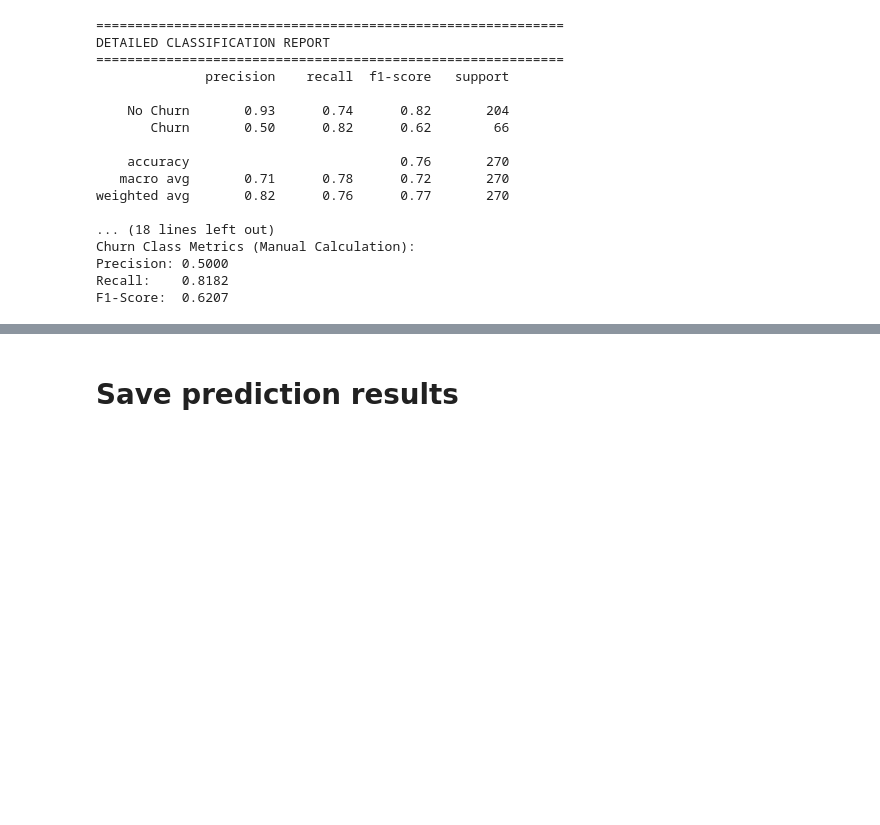
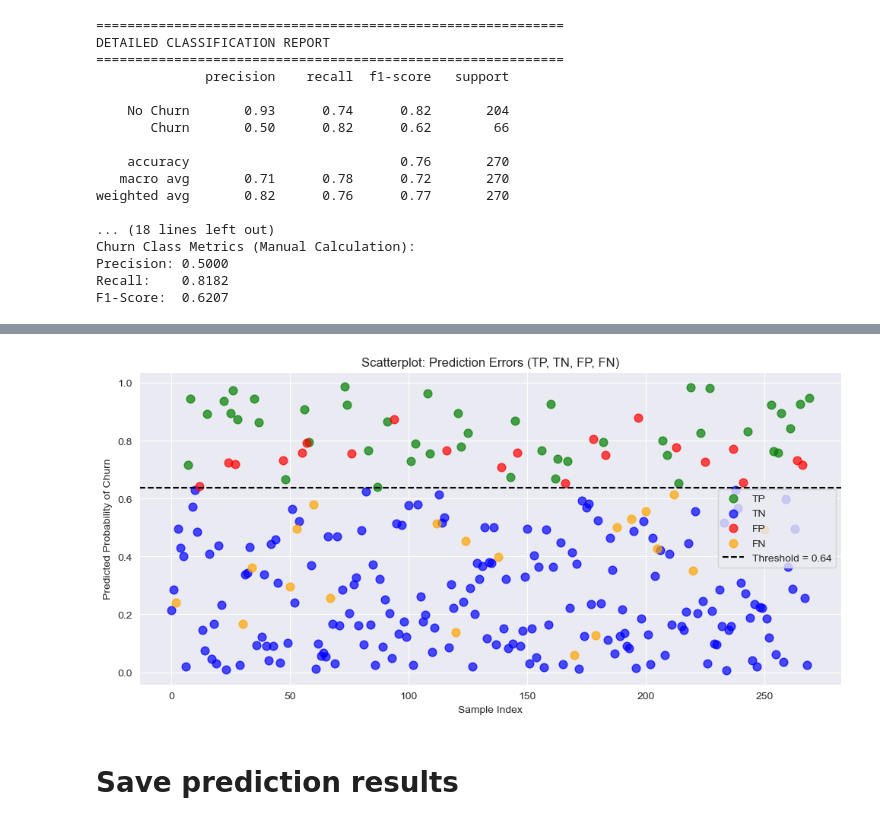
Before and after one commit to luckasonic/DataAnalytics2025, a Jupyter notebook: notebooks/Modeling.ipynb, the cells around one changed output, grey strips where cells are left out. Drawn from its saved outputs; the diff is of its cells as text; code cells hidden in the pictures; blank space fills up the shorter version.

```diff
--- a/notebooks/Modeling.ipynb
+++ b/notebooks/Modeling.ipynb
@@ -370,3 +514,63 @@ Support:   66 samples
+# %%
+import pandas as pd
+import matplotlib.pyplot as plt
+
+# y_test: true labels
+# y_probs: predicted probabilities for class 1
+# y_pred_new: threshold-based predictions (0/1)
+
+# Build a dataframe for plotting
+plot_df = pd.DataFrame({
+    "True": y_test.values,
+    "Pred": y_pred_new,
+    "Prob": y_probs
+})
+
+# Assign error types
+def get_error_type(row):
+    if row["True"] == 1 and row["Pred"] == 1:
+        return "TP"
+    elif row["True"] == 0 and row["Pred"] == 0:
+        return "TN"
+    elif row["True"] == 0 and row["Pred"] == 1:
+        return "FP"
+    else:
+        return "FN"
+
+plot_df["Type"] = plot_df.apply(get_error_type, axis=1)
+
+# Map colors
+color_map = {
+    "TP": "green",
+    "TN": "blue",
+    "FP": "red",
+    "FN": "orange"
+}
+
+plt.figure(figsize=(10, 5))
+
+# Scatter: index vs predicted probability
+for t in ["TP", "TN", "FP", "FN"]:
+    subset = plot_df[plot_df["Type"] == t]
+    plt.scatter(
+        subset.index,
+        subset["Prob"],
+        label=t,
+        color=color_map[t],
+        alpha=0.7,
+        s=60
+    )
+
+plt.axhline(best_threshold, color="black", linestyle="--", label=f"Threshold = {best_threshold:.2f}")
+
+plt.title("Scatterplot: Prediction Errors (TP, TN, FP, FN)")
+plt.xlabel("Sample Index")
+plt.ylabel("Predicted Probability of Churn")
+plt.legend()
+plt.tight_layout()
+plt.show()
+# %% [output]
+[figure, added]
 # %% [markdown]
 # Save prediction results
 # %%
```
Also changed, not shown: parts of 6 cells of this notebook, 3 other files.
